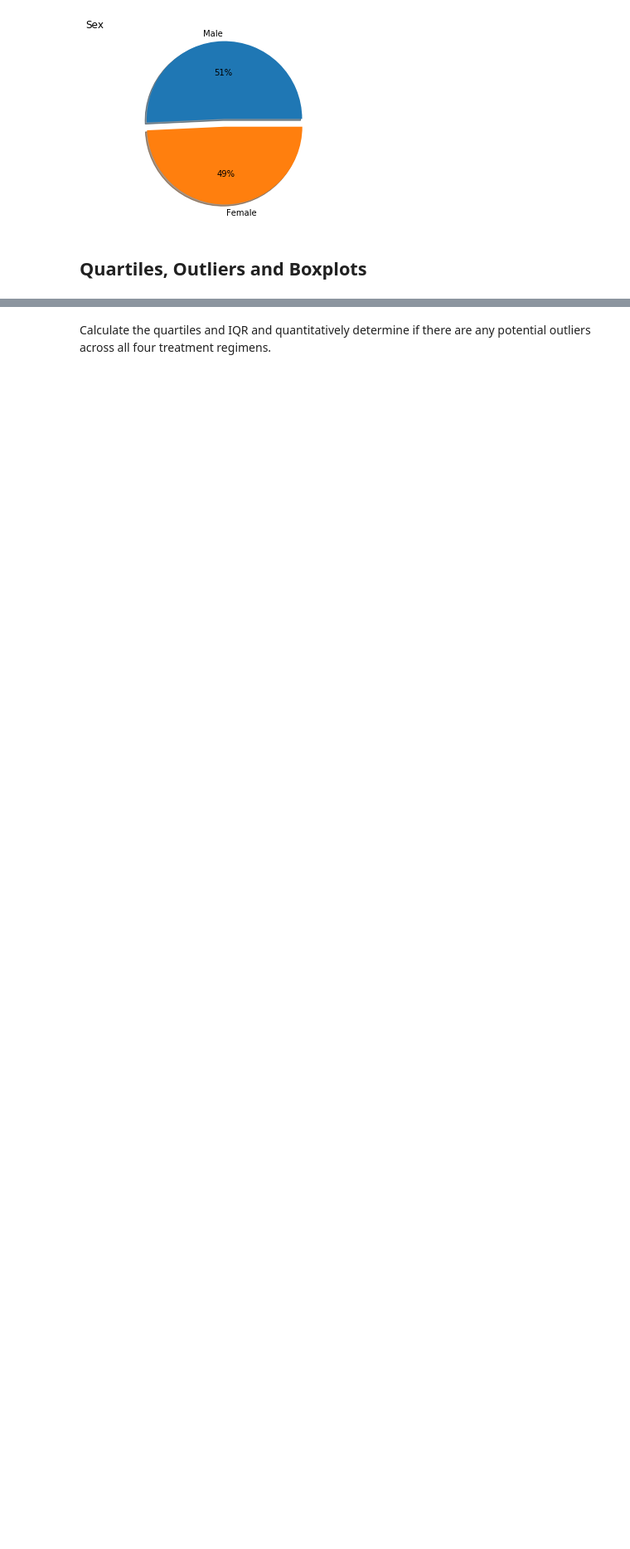
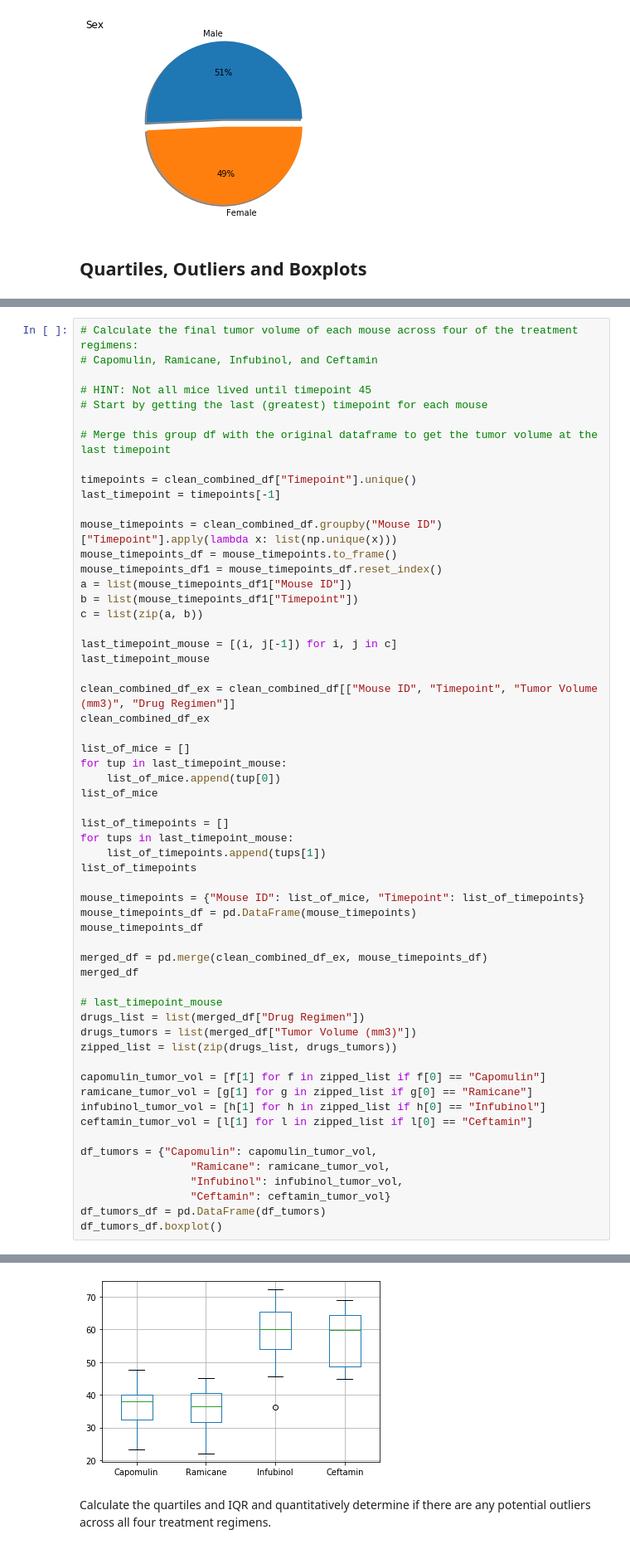
Before and after one commit to bay0624/Matplotlib-Challenge, a Jupyter notebook: pymaceuticals_starter.ipynb, the cells around one changed output, grey strips where cells are left out. Shown: that part at 83% size. Drawn from its saved outputs; the diff is of its cells as text; blank space fills up the shorter version.

Commit message:
Add box plot

```diff
--- a/pymaceuticals_starter.ipynb
+++ b/pymaceuticals_starter.ipynb
@@ -155,0 +148,59 @@ plt.show()
+# %%
+# Calculate the final tumor volume of each mouse across four of the treatment regimens:
+# Capomulin, Ramicane, Infubinol, and Ceftamin
+
+# HINT: Not all mice lived until timepoint 45
+# Start by getting the last (greatest) timepoint for each mouse
+
+# Merge this group df with the original dataframe to get the tumor volume at the last timepoint
+
+timepoints = clean_combined_df["Timepoint"].unique()
+last_timepoint = timepoints[-1]
+
+mouse_timepoints = clean_combined_df.groupby("Mouse ID")["Timepoint"].apply(lambda x: list(np.unique(x)))
+mouse_timepoints_df = mouse_timepoints.to_frame()
+mouse_timepoints_df1 = mouse_timepoints_df.reset_index()
+a = list(mouse_timepoints_df1["Mouse ID"])
+b = list(mouse_timepoints_df1["Timepoint"])
+c = list(zip(a, b))
+
+last_timepoint_mouse = [(i, j[-1]) for i, j in c]
+last_timepoint_mouse
+
+clean_combined_df_ex = clean_combined_df[["Mouse ID", "Timepoint", "Tumor Volume (mm3)", "Drug Regimen"]]
+clean_combined_df_ex
+
+list_of_mice = []
+for tup in last_timepoint_mouse:
+    list_of_mice.append(tup[0])
+list_of_mice
+
+list_of_timepoints = []
+for tups in last_timepoint_mouse:
+    list_of_timepoints.append(tups[1])
+list_of_timepoints
+
+mouse_timepoints = {"Mouse ID": list_of_mice, "Timepoint": list_of_timepoints}
+mouse_timepoints_df = pd.DataFrame(mouse_timepoints)
+mouse_timepoints_df
+
+merged_df = pd.merge(clean_combined_df_ex, mouse_timepoints_df)
+merged_df
+
+# last_timepoint_mouse
+drugs_list = list(merged_df["Drug Regimen"])
+drugs_tumors = list(merged_df["Tumor Volume (mm3)"])
+zipped_list = list(zip(drugs_list, drugs_tumors))
+
+capomulin_tumor_vol = [f[1] for f in zipped_list if f[0] == "Capomulin"]
+ramicane_tumor_vol = [g[1] for g in zipped_list if g[0] == "Ramicane"]
+infubinol_tumor_vol = [h[1] for h in zipped_list if h[0] == "Infubinol"]
+ceftamin_tumor_vol = [l[1] for l in zipped_list if l[0] == "Ceftamin"]
+
+df_tumors = {"Capomulin": capomulin_tumor_vol,
+                 "Ramicane": ramicane_tumor_vol,
+                 "Infubinol": infubinol_tumor_vol,
+                 "Ceftamin": ceftamin_tumor_vol}
+df_tumors_df = pd.DataFrame(df_tumors)
+df_tumors_df.boxplot()
+# %% [output]
@@ -156,3 +220,4 @@ plt.show()
+[figure, added]
 # %% [markdown]
 Calculate the quartiles and IQR and quantitatively determine if there are any potential outliers across all four treatment regimens.
 # %%
```
Also changed, not shown: parts of 3 cells of this notebook, 1 other file.
